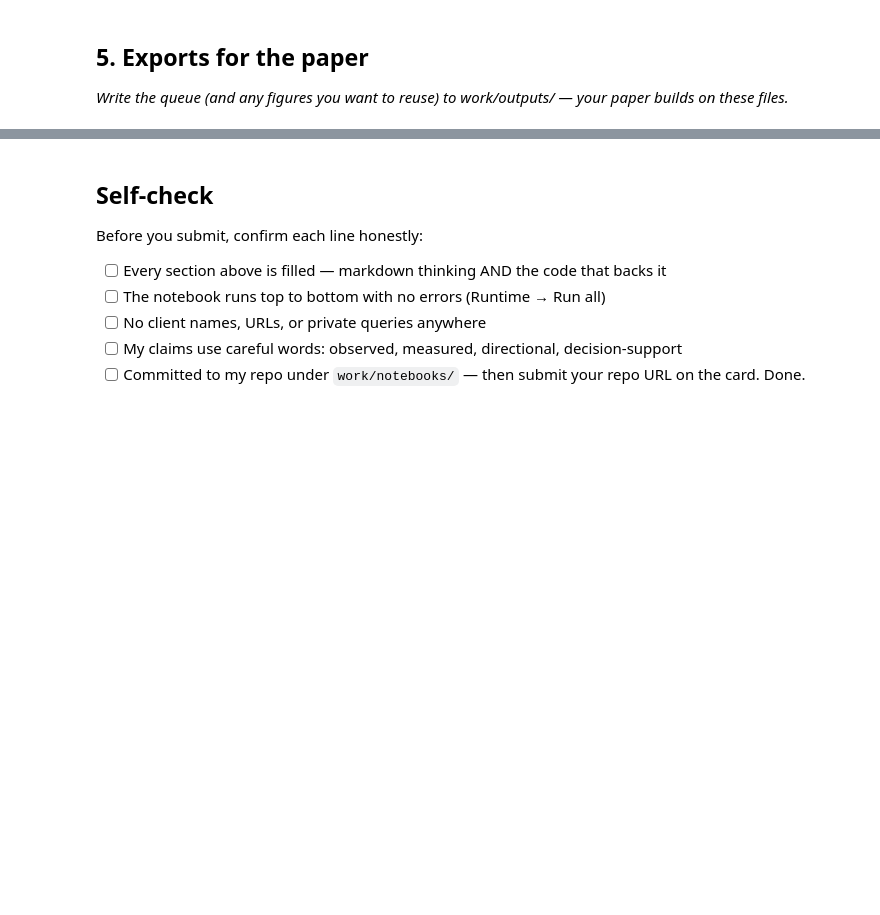
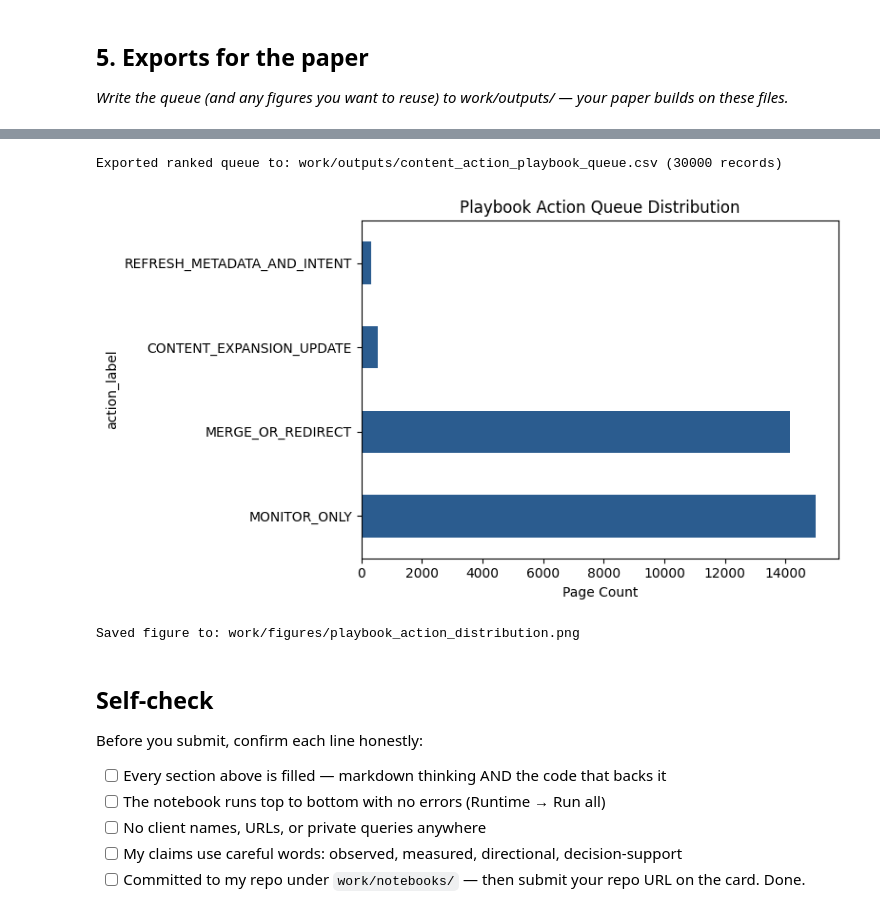
Before and after one commit to praneethilluru/testtt, a Jupyter notebook: work/notebooks/w07_action_playbook.ipynb, the cells around one changed output, grey strips where cells are left out. Cells and saved outputs as stored; diff of their text form; code cells hidden in the pictures; blank space fills up the shorter version.

```diff
--- a/work/notebooks/w07_action_playbook.ipynb
+++ b/work/notebooks/w07_action_playbook.ipynb
@@ -44,3 +163,32 @@ This skeleton is yours to fill. Work the sections **in order** — each one has
+# %%
+import matplotlib.pyplot as plt
+
+# Ensure output directories exist
+os.makedirs("work/outputs", exist_ok=True)
+os.makedirs("work/figures", exist_ok=True)
+
+# 1. Export ranked action queue CSV (used by your research paper)
+export_cols = ['search_volume', 'impressions_90d', 'word_count', 'opportunity_score', 'reason_code', 'action_label']
+queue_path = "work/outputs/content_action_playbook_queue.csv"
+queue[export_cols].to_csv(queue_path, index=False)
+print(f"Exported ranked queue to: {queue_path} ({len(queue)} records)")
+
+# 2. Export summary figure
+plt.figure(figsize=(8, 4.5))
+action_counts = queue['action_label'].value_counts()
+action_counts.plot(kind='barh', color='#2b5c8f')
+plt.title('Playbook Action Queue Distribution')
+plt.xlabel('Page Count')
+plt.tight_layout()
+
+figure_path = "work/figures/playbook_action_distribution.png"
+plt.savefig(figure_path, dpi=150)
+plt.show()
+print(f"Saved figure to: {figure_path}")
+# %% [output]
+Exported ranked queue to: work/outputs/content_action_playbook_queue.csv (30000 records)
+[figure, added]
+Saved figure to: work/figures/playbook_action_distribution.png
 # %% [markdown]
 ## Self-check
 
```
Also changed, not shown: parts of 14 cells of this notebook.
